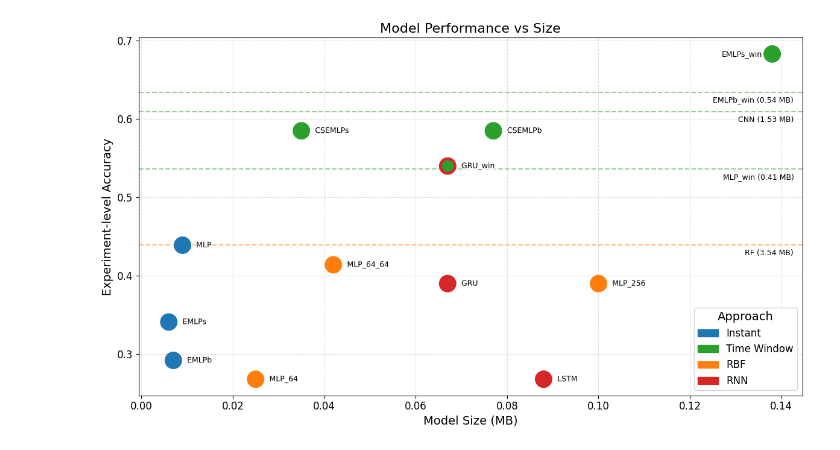
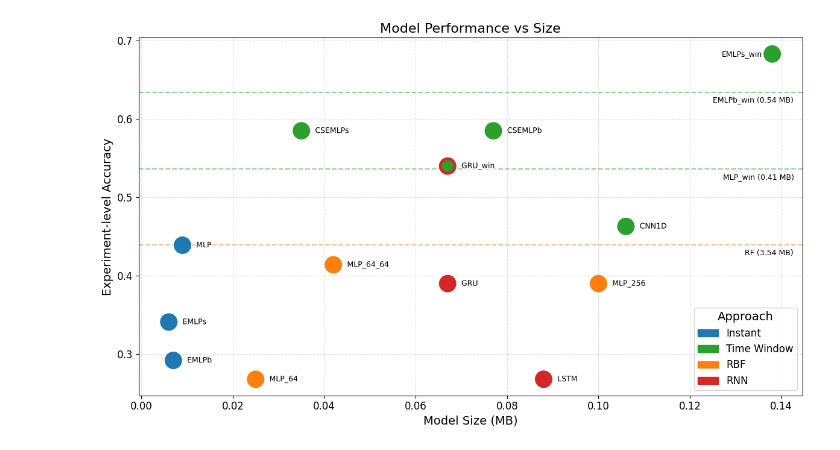
Before and after one commit to mich1803/sensor-ts-classification, a Jupyter notebook: plot.ipynb, the cells around one changed output. Cells and saved outputs as stored; diff of their text form; code cells hidden in the pictures.

```diff
--- a/plot.ipynb
+++ b/plot.ipynb
@@ -6,28 +6,28 @@ import matplotlib.patheffects as pe
 # Dati aggiornati
 model_names = [
     "MLP", "EMLPs", "EMLPb",
-    "EMLPs_win", "CSEMLPs", "CSEMLPb",
+    "EMLPs_win", "CSEMLPs", "CSEMLPb", "CNN1D",
     "MLP_64", "MLP_256", "MLP_64_64",
     "GRU", "LSTM",
     "GRU_win"
 ]
 model_sizes = [
     0.009, 0.006, 0.007,
-    0.138, 0.035, 0.077,
+    0.138, 0.035, 0.077, 0.106,
     0.025, 0.100, 0.042,
     0.067, 0.088,
     0.067
 ]
 experiment_accuracies = [
     0.439, 0.341, 0.292,
-    0.683, 0.585, 0.585,
+    0.683, 0.585, 0.585, 0.463,
     0.268, 0.390, 0.414,
     0.390, 0.268,
     0.540
 ]
 approaches = [
     "Instant", "Instant", "Instant",
-    "Time Window", "Time Window", "Time Window",
+    "Time Window", "Time Window", "Time Window", "Time Window",
     "RBF", "RBF", "RBF",
     "RNN", "RNN",
     "RNN/Time Window"
@@ -56,8 +56,6 @@ plt.figure(figsize=(12, 7))
 scatter = plt.scatter(model_sizes, experiment_accuracies, s=300, c=colors, edgecolors=edgecolors, linewidths=3.5, zorder = 3)
 
 # Linee orizzontali per EMLPb_win, MLP_win, CNN e RF
-plt.axhline(y=0.609, color=approach_colors["Time Window"], linestyle='--', alpha=0.5, zorder = 1)
-plt.text(0.1305, 0.599, "CNN (1.53 MB)", color='black', va='center', fontsize=9, zorder = 2)
 
 plt.axhline(y=0.634, color=approach_colors["Time Window"], linestyle='--', alpha=0.5, zorder = 1)
 plt.text(0.125, 0.624, "EMLPb_win (0.54 MB)", color='black', va='center', fontsize=9, zorder = 2)
@@ -66,31 +64,31 @@ plt.axhline(y=0.536, color=approach_colors["Time Window"], linestyle='--', alpha
 plt.text(0.1273, 0.526, "MLP_win (0.41 MB)", color='black', va='center', fontsize=9, zorder = 2)
 
 plt.axhline(y=0.439, color=approach_colors["RBF"], linestyle='--', alpha=0.5, zorder = 1)
 plt.text(0.132, 0.429, "RF (3.54 MB)", color='black', va='center', fontsize=9, zorder = 2)
 
 
 # Annotazioni
 for name, x, y in zip(model_names, model_sizes, experiment_accuracies):
     if name == "EMLPs_win":
         plt.text(x - 0.011, y, name, fontsize=9, color='black', ha='left', va='center')
     else:
         plt.text(x + 0.003, y, name, fontsize=9, color='black', ha='left', va='center', path_effects = [pe.withStroke(linewidth=3, foreground="white")], zorder=2)
 
 # Etichette e stile
 plt.xlabel("Model Size (MB)", fontsize=14)
 plt.xticks(fontsize=12)
 plt.ylabel("Experiment-level Accuracy", fontsize=14)
 plt.yticks(fontsize=12)
 plt.title("Model Performance vs Size", fontsize=16)
 plt.grid(True, linestyle='--', alpha=0.4)
 
 # Legenda senza "RNN/Time Window"
 legend_elements = [mpatches.Patch(color=c, label=a) for a, c in approach_colors.items()]
 plt.legend(handles=legend_elements, title="Approach", loc='lower right', fontsize=12, title_fontsize=14)
 
 # Salva
 plt.tight_layout()
 plt.savefig("model_performance_vs_size_lines.png", dpi=300)
 plt.show()
 # %% [output]
-[figure, old version]
+[figure, new version]
```
Also changed, not shown: 5 other files.
